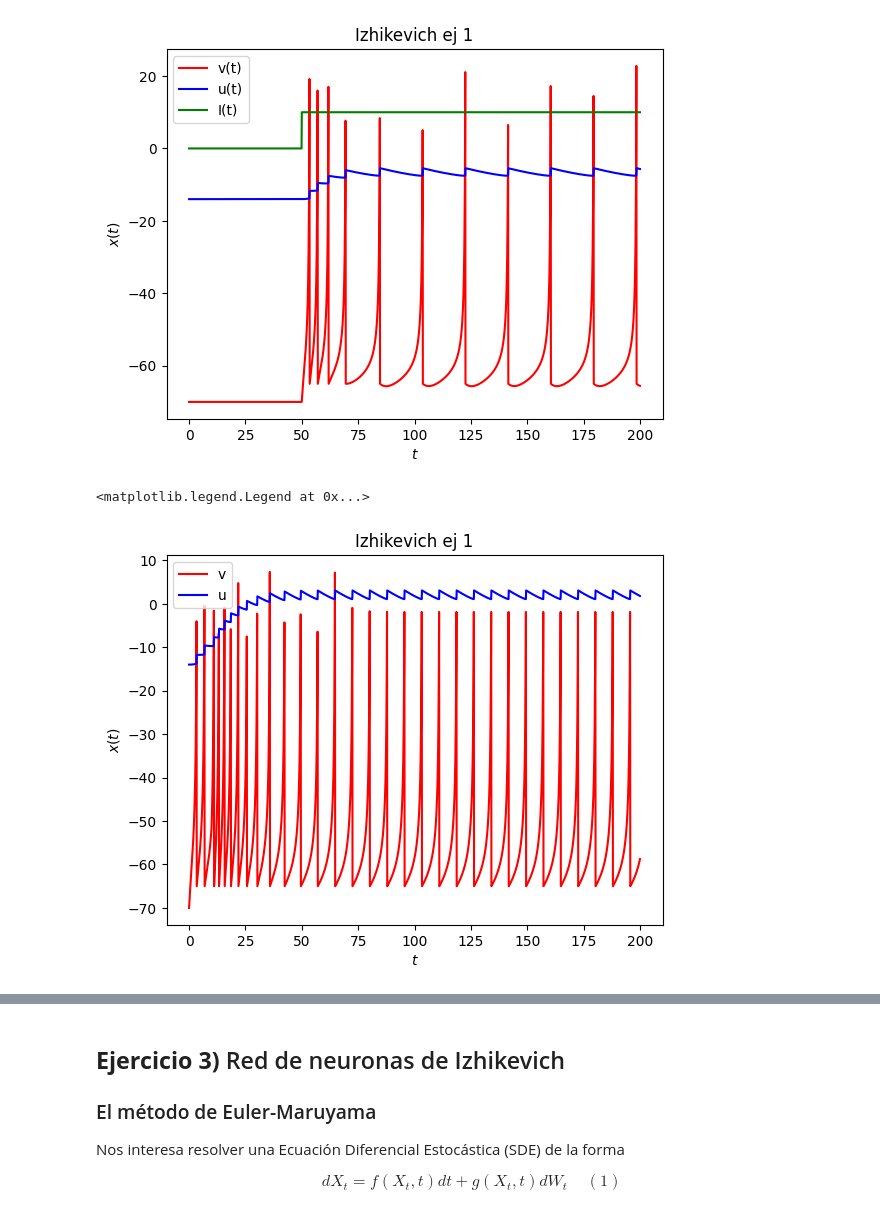
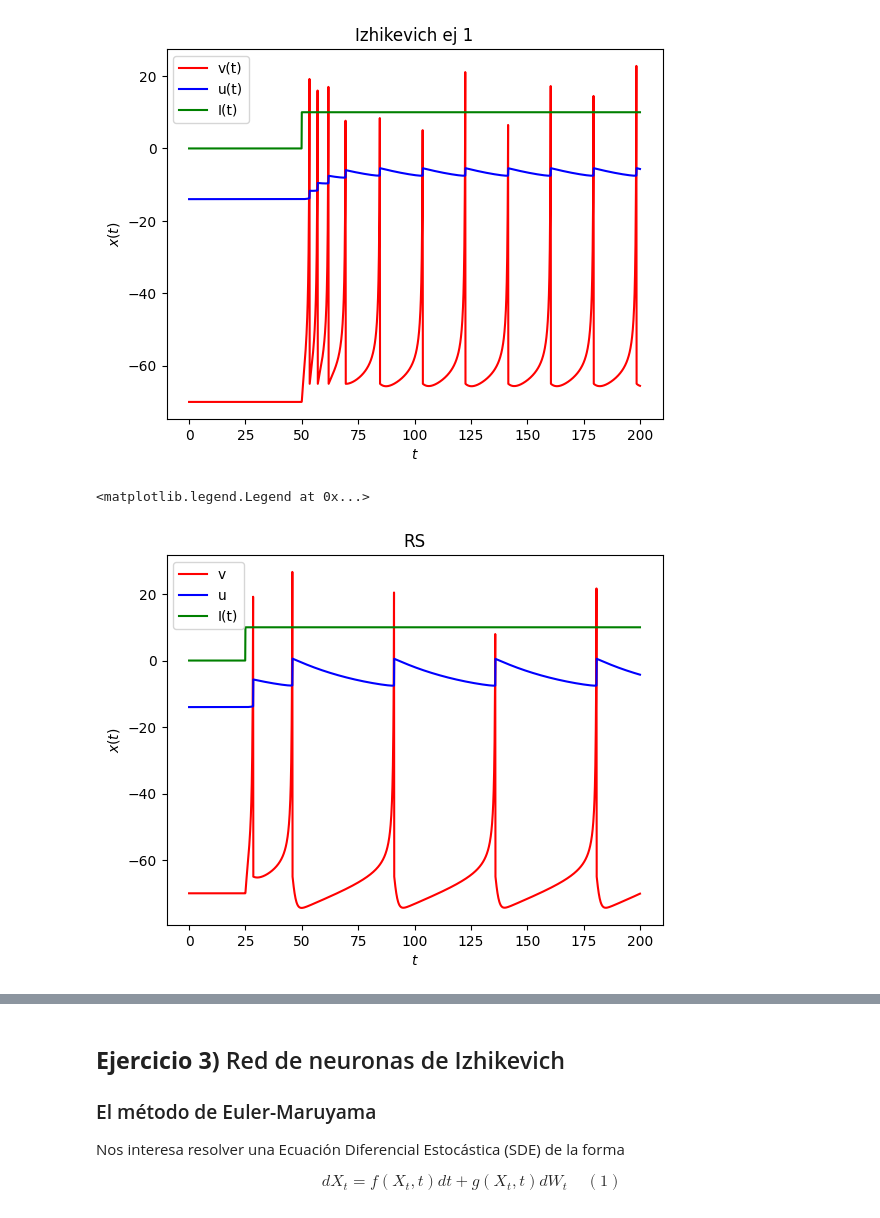
Before and after one commit to Benja2133/Guias-RedesNeuronales, a Jupyter notebook: redes_neuronales_2025_guia_6.ipynb, the cells around one changed output, grey strips where cells are left out. Saved outputs shown, nothing was run; the diff lists cells and outputs as text; code cells hidden in the pictures.

```diff
--- a/redes_neuronales_2025_guia_6.ipynb
+++ b/redes_neuronales_2025_guia_6.ipynb
@@ -308,52 +308,37 @@ plt.legend()
 # %%
 # 2.3)
 def I_1(t):
     return 0 if t < 25 else 10
 
-def f_RS(x,t,p):
+def f_i1(x,t,p):
     g0 = p[0]
     g1 = p[1]
     g2 = p[2]
     b = p[3]
     c = p[4]
     v = x[0]
     u = x[1]
     return np.array([
                     g2 * (v **2) + g1 * v + g0 - u + I_1(t),
                     b * (c * v - u)
                     ])
 
-def pot_reset(x,t,p):
-    v = x[0]
-    u = x[1]
-    v_mns = p[5]
-    v_pls = p[6]
-    vari_u = p[7]
-    if (v >= v_pls):
-        return np.array([
-                        v_mns,
-                        u + vari_u
-                        ])
-    else:
-        return x
 
-a=0
-b=200
-h=0.1
-k = int((b-a)/h)#+1
-#orden: g0,g1,g2,b,c,v_mns,v_pls,vari_u
-p = np.array([150,5,0.04,0.02,0.2,-65,8,2])
+
+#orden:         g0,g1,g2,b   ,c  ,v_mns,v_pls,vari_u
+p = np.array([140,5,0.04,0.02,0.2,-65,30,8])
 c = p[4]
 v_inic = -70
 xa = np.array([v_inic,c * v_inic])
-t,w = integrador_ode(rk4,f,xa,a,b,k,p,pot_reset)
-# 6.2)
+t,w = integrador_ode(rk4,f_i1,xa,a,b,k,p,pot_reset)
+
 plt.xlabel('$t$')
 plt.ylabel('$x(t)$')
 plt.plot(t,w[0,:],label="v",linestyle='-',c='red')
 plt.plot(t,w[1,:],label="u",linestyle='-',c='blue')
-plt.title('Izhikevich ej 1')
+plt.plot(t,[I_1(ti) for ti in t],label = "I(t)",linestyle='-',c='green')
+plt.title('RS')
 plt.legend()
 # %% [output]
 <matplotlib.legend.Legend at 0x...>
-[figure, old version]
+[figure, new version]
```
Also changed, not shown: parts of 7 cells of this notebook.
